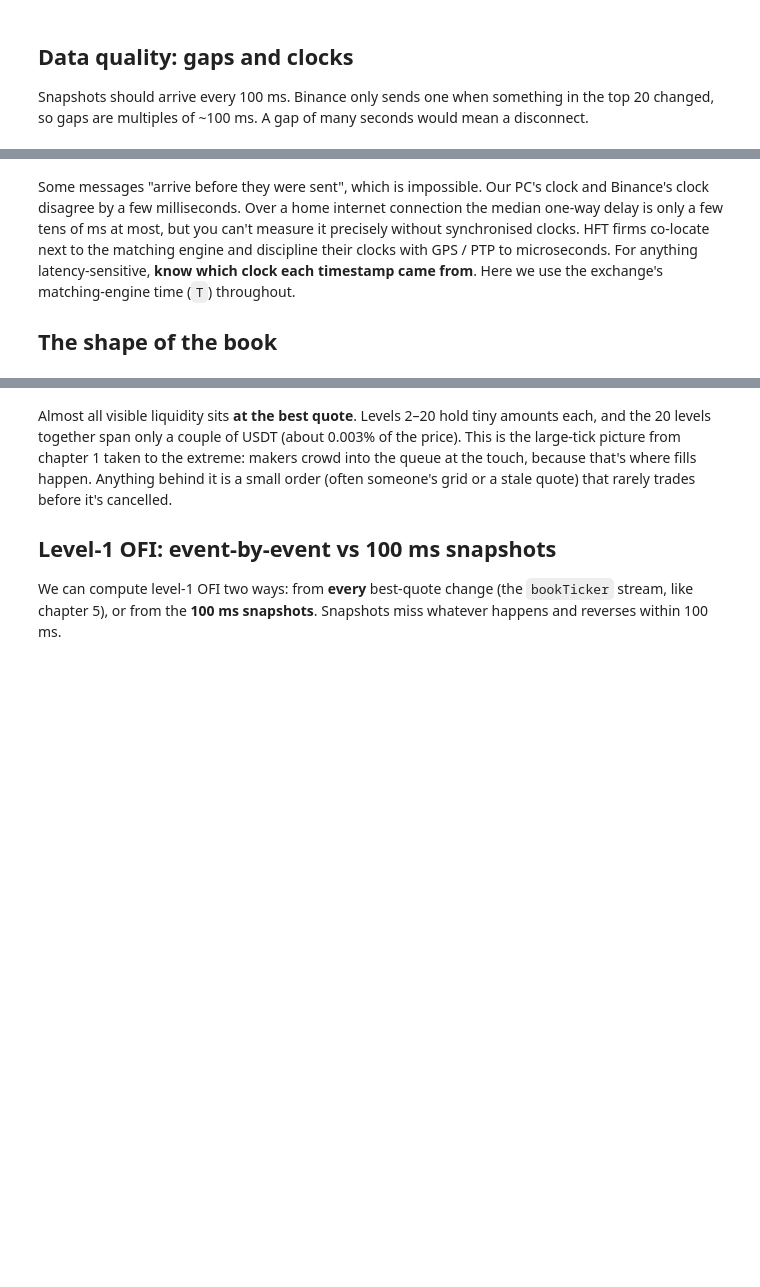
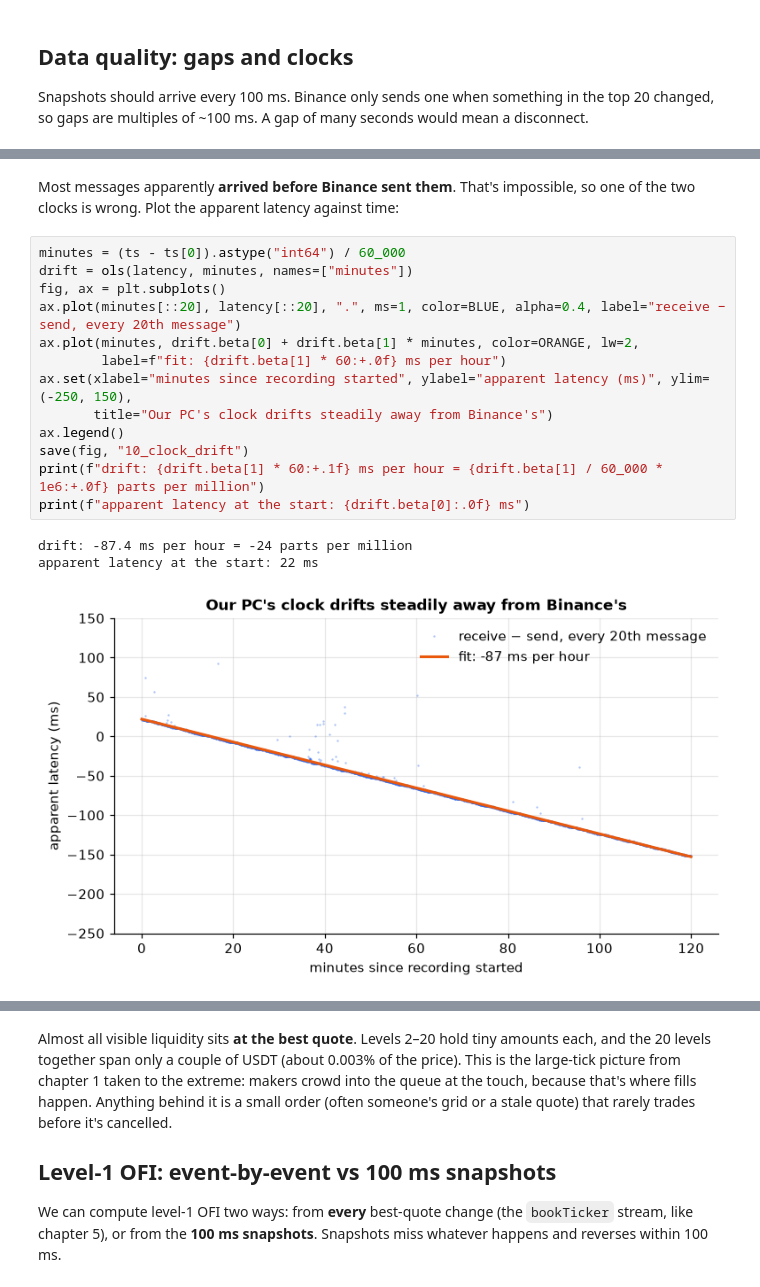
Before and after one commit to pingadom/hft-microstructure, a Jupyter notebook: notebooks/10_depth_beyond_level_one.ipynb, the cells around one changed output, grey strips where cells are left out. Cells and saved outputs as stored; diff of their text form; blank space fills up the shorter version.

```diff
--- a/notebooks/10_depth_beyond_level_one.ipynb
+++ b/notebooks/10_depth_beyond_level_one.ipynb
@@ -53,8 +53,20 @@ share of messages that 'arrived before they were sent': 33.3%
-# %% [markdown]
-Some messages "arrive before they were sent", which is impossible. Our PC's clock and Binance's clock disagree by a
-few milliseconds. Over a home internet connection the median one-way delay is only a few tens of ms at most,
-but you can't measure it precisely without synchronised clocks. HFT firms co-locate next to the matching engine and
-discipline their clocks with GPS / PTP to microseconds. For anything latency-sensitive, **know which clock each
-timestamp came from**. Here we use the exchange's matching-engine time (`T`) throughout.
-
-## The shape of the book
+# %% [markdown]
+Most messages apparently **arrived before Binance sent them**. That's impossible, so one of the two clocks is wrong.
+Plot the apparent latency against time:
+# %%
+minutes = (ts - ts[0]).astype("int64") / 60_000
+drift = ols(latency, minutes, names=["minutes"])
+fig, ax = plt.subplots()
+ax.plot(minutes[::20], latency[::20], ".", ms=1, color=BLUE, alpha=0.4, label="receive − send, every 20th message")
+ax.plot(minutes, drift.beta[0] + drift.beta[1] * minutes, color=ORANGE, lw=2,
+        label=f"fit: {drift.beta[1] * 60:+.0f} ms per hour")
+ax.set(xlabel="minutes since recording started", ylabel="apparent latency (ms)", ylim=(-250, 150),
+       title="Our PC's clock drifts steadily away from Binance's")
+ax.legend()
+save(fig, "10_clock_drift")
+print(f"drift: {drift.beta[1] * 60:+.1f} ms per hour = {drift.beta[1] / 60_000 * 1e6:+.0f} parts per million")
+print(f"apparent latency at the start: {drift.beta[0]:.0f} ms")
+# %% [output]
+drift: -87.4 ms per hour = -24 parts per million
+apparent latency at the start: 22 ms
+[figure, added]
```
Also changed, not shown: parts of 10 cells of this notebook, 5 other files.
